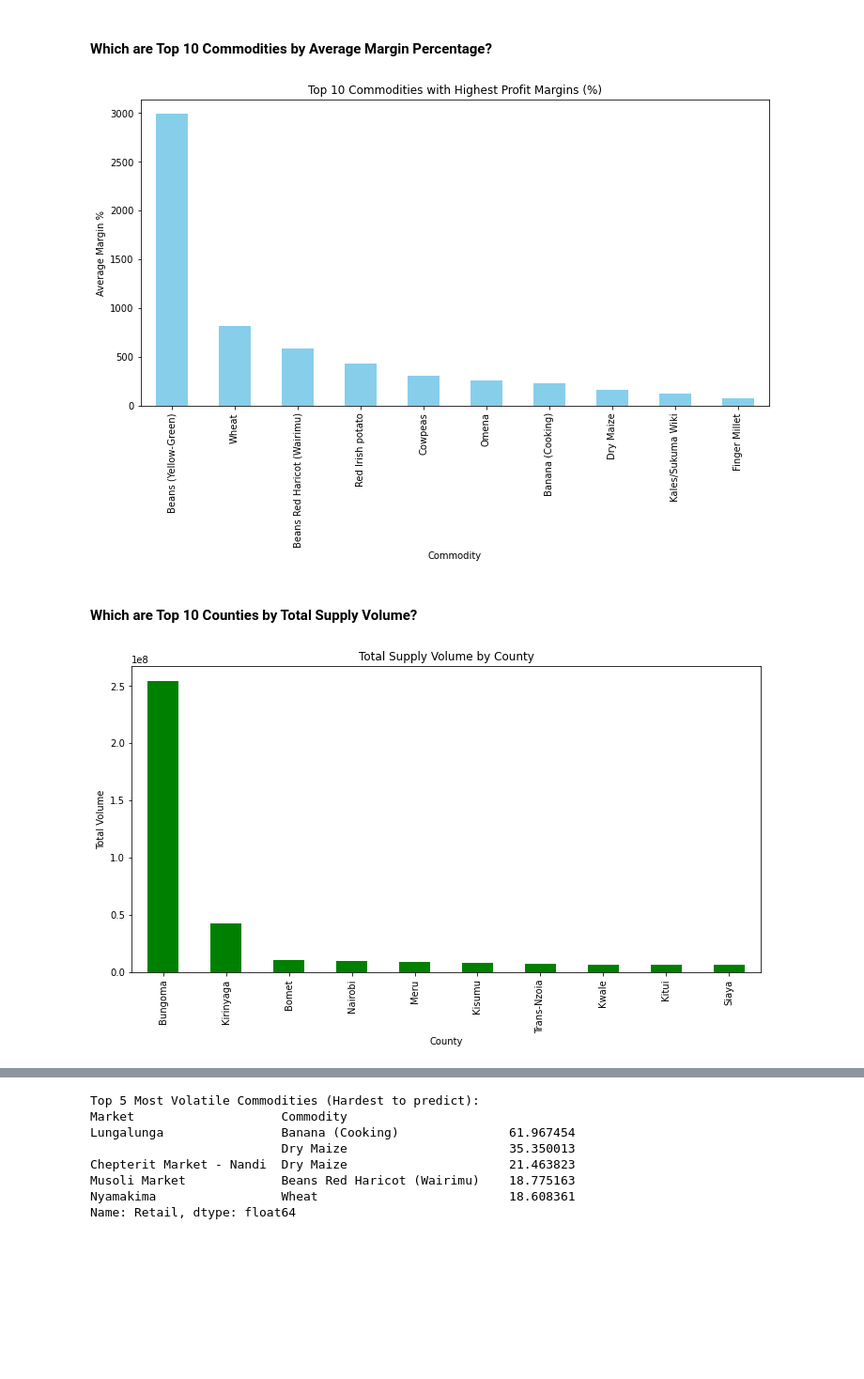
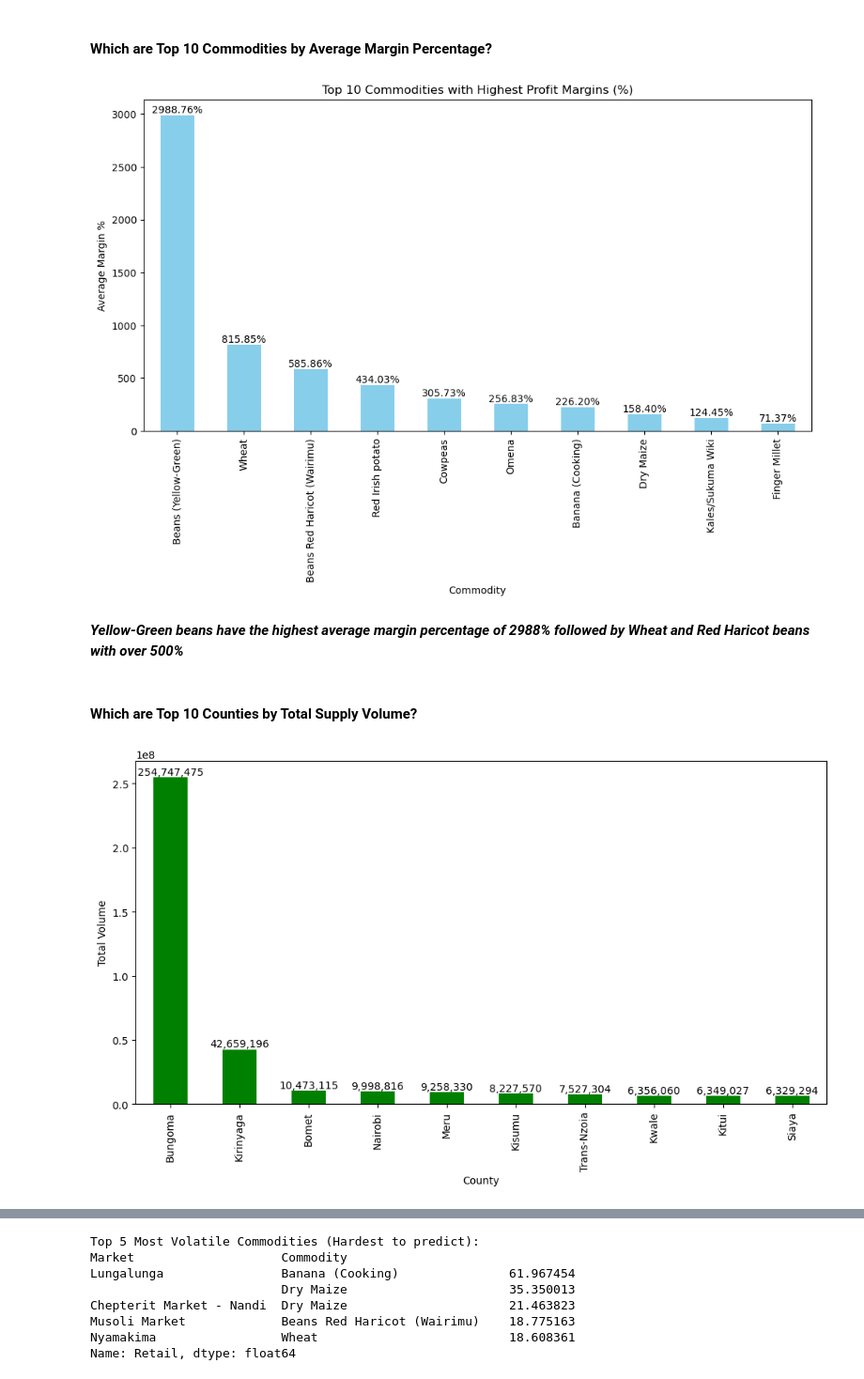
Before and after one commit to Victor-Mufasa/Agricultural-Commodity-Price-Forecasting, a Jupyter notebook: index.ipynb, the cells around one changed output, grey strips where cells are left out. Shown at 94% size. Cells and saved outputs as stored; diff of their text form; code cells hidden in the pictures; blank space fills up the shorter version.

```diff
--- a/index.ipynb
+++ b/index.ipynb
@@ -291,20 +314,25 @@ memory usage: 3.2+ MB
 # %%
 # Visualize top 10 commodities by average profit margin percentage
 plt.figure(figsize=(12, 6))
-data.groupby('Commodity')['Margin_Percentage'].mean().sort_values(ascending=False).head(10).plot(kind='bar', color='skyblue')
+df1 = data.groupby('Commodity')['Margin_Percentage'].mean().sort_values(ascending=False)
+df1.head(10).plot(kind='bar', color='skyblue')
 plt.title('Top 10 Commodities with Highest Profit Margins (%)')
 plt.ylabel('Average Margin %')
-plt.show()
+for i in range(len(df1.head(10))):
+				plt.text(i, df1.head(10).values[i], f"{df1.head(10).values[i]:.2f}%", ha='center', va='bottom');
 # %% [output]
-[figure, old version]
+[figure, new version]
+# %% [markdown]
+***Yellow-Green beans have the highest average margin percentage of 2988% followed by Wheat and Red Haricot beans with over 500%***
 # %% [markdown]
 #### Which are Top 10 Counties by Total Supply Volume?
 # %%
 
 plt.figure(figsize=(12, 6))
-data.groupby('County')['Supply Volume'].sum().sort_values(ascending=False).head(10).plot(kind='bar', color='green')
-plt.title('Total Supply Volume by County')
+df2 = data.groupby('County')['Supply Volume'].sum().sort_values(ascending=False)
+df2.head(10).plot(kind='bar', color='green')
 plt.ylabel('Total Volume')
-plt.show()
+for	i in range(len(df2.head(10))):
+				plt.text(i, df2.head(10).values[i], f"{df2.head(10).values[i]:,.0f}", ha='center', va='bottom');
 # %% [output]
-[figure, old version]
+[figure, new version]
```
Also changed, not shown: parts of 64 cells of this notebook.
